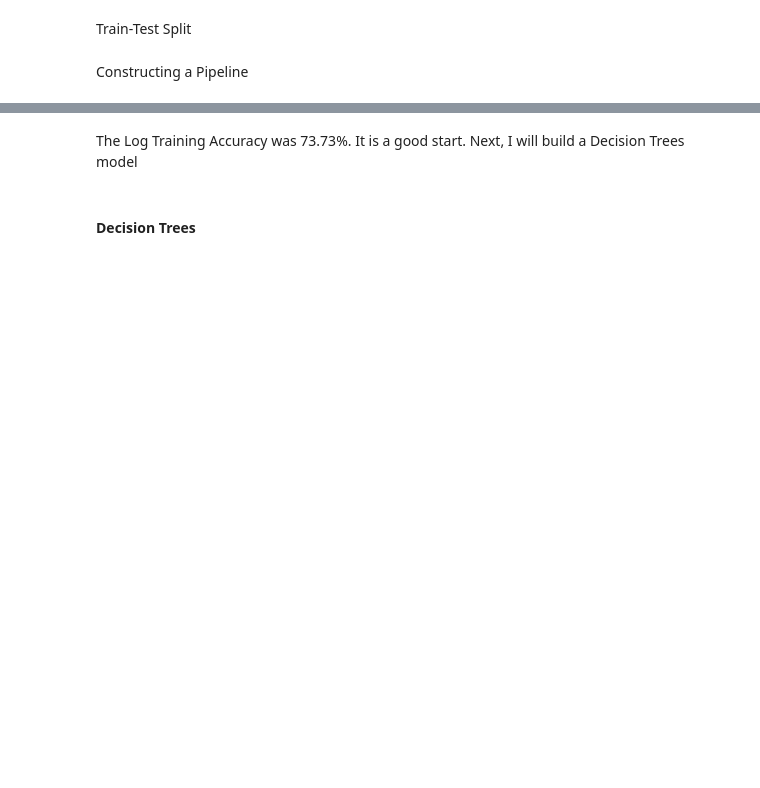
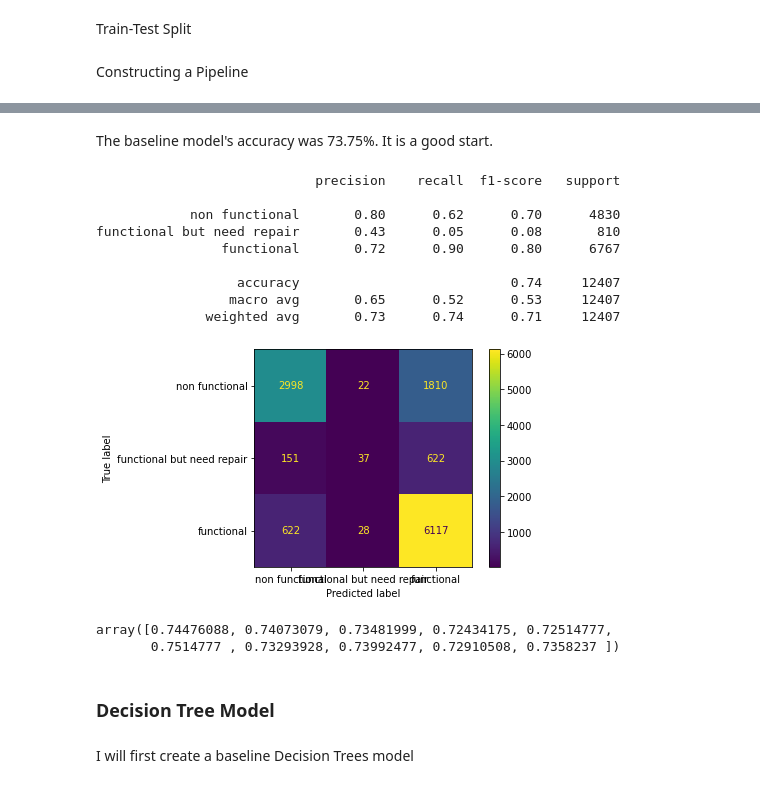
Before and after one commit to Paulwaweru/Phase-3-Project---Tanzania-Water-Wells, a Jupyter notebook: student.ipynb, the cells around one changed output, grey strips where cells are left out. Drawn from its saved outputs; the diff is of its cells as text; code cells hidden in the pictures; blank space fills up the shorter version.

Commit message:
Decision trees

```diff
--- a/student.ipynb
+++ b/student.ipynb
@@ -960,3 +960,9 @@ X_train, X_test, y_train, y_test = train_test_split(X, y, random_state=0)
+# %%
+# Assigning X to the dependent variables and y to target variables
+y = df_dummy['pump_status']
+X = df_dummy.drop('pump_status', axis=1)
+
+X_train, X_test, y_train, y_test = train_test_split(X, y, random_state=0)
 # %% [markdown]
 Constructing a Pipeline
 # %%
@@ -964,4 +970,5 @@ Transformer = FunctionTransformer(preprocess_data)
 # %%
-pipe = Pipeline(steps=[('trans', Transformer),
-                       ('logreg', LogisticRegression(multi_class='multinomial', solver='newton-cg', random_state=42))])
+pipe = Pipeline(steps=[('scaler', StandardScaler()),
+                       ('logreg', LogisticRegression(multi_class='multinomial',
+                                                     solver='newton-cg', random_state=42))])
 # %%
@@ -979,4 +986,37 @@ pipe.score(X_train, y_train)
 # %% [markdown]
-The Log Training Accuracy was 73.73%. It is a good start. Next, I will build a Decision Trees model
+The baseline model's accuracy was 73.75%. It is a good start.
+# %%
+# Checking for accuracy of training and test data
+test_preds = pipe.predict(X_test)
+# %%
+# function to track model metrics and plot confusion matrix
+
+def model_score(model, X, y_pred, y_true):
+    target_names= ['non functional', 'functional but need repair', 'functional']
+    print(classification_report(y_true, y_pred, target_names=target_names))
+
+    #Confusion matrix
+    return plot_confusion_matrix(model, X, y_true, display_labels=target_names);
+# %%
+score = model_score(pipe, X_test, test_preds, y_test)
+# %% [output]
+                            precision    recall  f1-score   support
+
+            non functional       0.80      0.62      0.70      4830
+functional but need repair       0.43      0.05      0.08       810
+                functional       0.72      0.90      0.80      6767
+
+                  accuracy                           0.74     12407
+                 macro avg       0.65      0.52      0.53     12407
+              weighted avg       0.73      0.74      0.71     12407
+[figure, added]
+# %%
+# Cross validation
+cross_validate(pipe, X_train, y_train, cv=10)['test_score']
+# %% [output]
+array([0.74476088, 0.74073079, 0.73481999, 0.72434175, 0.72514777,
+       0.7514777 , 0.73293928, 0.73992477, 0.72910508, 0.7358237 ])
 # %% [markdown]
-#### Decision Trees
+### Decision Tree Model
+# %% [markdown]
+I will first create a baseline Decision Trees model
```
Also changed, not shown: parts of 28 cells of this notebook.
